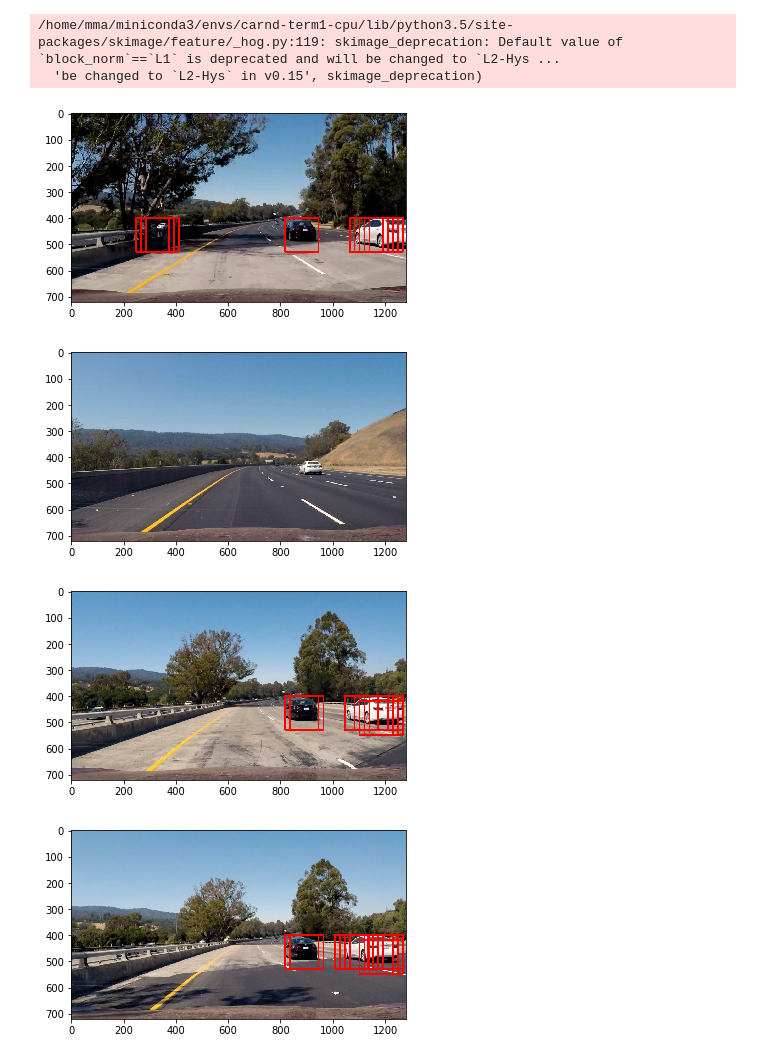
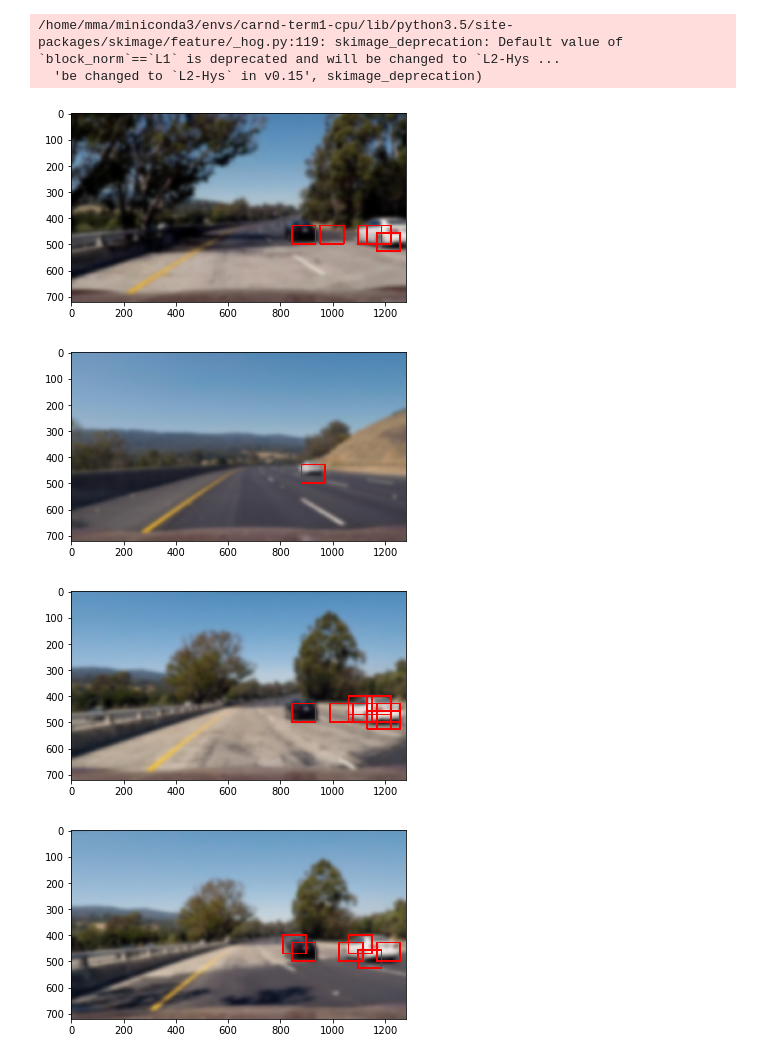
Before and after one commit to malichao/CarND-Vehicle-Detection, a Jupyter notebook: test.ipynb, the cells around one changed output. Saved outputs shown, nothing was run; the diff lists cells and outputs as text; code cells hidden in the pictures.

Commit message:
Convert color from bgr to rgb, fine tune the window parameters, performance improved

```diff
--- a/test.ipynb
+++ b/test.ipynb
@@ -97,7 +97,7 @@ def extract_features_from_files(img_files, color_space='RGB', spatial_size=(32,
     for file in img_files:
         feas = []
         image = cv2.imread(file)
-
+        image = cv2.cvtColor(image, cv2.COLOR_BGR2RGB)
         feas = extract_feature(image,color_space,spatial_size,
                                 hist_bins, orient, pix_per_cell, cell_per_block,
                                 hog_channel, spatial_feat,hist_feat, hog_feat)
@@ -233,3 +233,18 @@ def search_windows(img, windows, clf, scaler, color_space='RGB',
             on_windows.append(window)
     #8) Return windows for positive detections
     return on_windows
+
+def show_image(img):
+    img_show = cv2.cvtColor(img, cv2.COLOR_BGR2RGB)
+    plt.imshow(img_show)
+    plt.show()
+# %%
+images = []
+for file in glob.glob('test_images/test*.jpg'):
+    image = cv2.imread(file)
+    images.append(image)
+# %%
+windows = slide_window(images[0], x_start_stop=[700, None], y_start_stop=[400, 640],
+                xy_window=(90, 70), xy_overlap=(0.6, 0.6))
+window_img = draw_boxes(image, windows, color=(0, 0, 255), thick=6)
+show_image(window_img)
@@ -236,24 +253,20 @@ def search_windows(img, windows, clf, scaler, color_space='RGB',
 # %%
-for image_p in glob.glob('test_images/test*.jpg'):
-    image = cv2.imread(image_p)
-    draw_image = np.copy(image)
-    windows = slide_window(image, x_start_stop=[None, None], y_start_stop=[400, 640],
-                    xy_window=(128, 128), xy_overlap=(0.85, 0.85))
+for image in images:
+    image_test = cv2.GaussianBlur(image, (45, 45), 0)
+    draw_image = np.copy(image_test)
     hot_windows = []
-    hot_windows += (search_windows(image, windows, svc, X_scaler, color_space=color_space,
+    hot_windows += (search_windows(image_test, windows, svc, X_scaler, color_space=color_space,
                         spatial_size=spatial_size, hist_bins=hist_bins,
                         orient=orient, pix_per_cell=pix_per_cell,
                         cell_per_block=cell_per_block,
                         hog_channel=hog_channel, spatial_feat=spatial_feat,
                         hist_feat=hist_feat, hog_feat=hog_feat))
     window_img = draw_boxes(draw_image, hot_windows, color=(0, 0, 255), thick=6)
-    window_img = cv2.cvtColor(window_img, cv2.COLOR_BGR2RGB)
-    plt.imshow(window_img)
-    plt.show()
+    show_image(window_img)
 # %% [output]
 /home/mma/miniconda3/envs/carnd-term1-cpu/lib/python3.5/site-packages/skimage/feature/_hog.py:119: skimage_deprecation: Default value of `block_norm`==`L1` is deprecated and will be changed to `L2-Hys ...
   'be changed to `L2-Hys` in v0.15', skimage_deprecation)
-[figure, old version]
+[figure, new version]
-[figure, old version]
+[figure, new version]
-[figure, old version]
+[figure, new version]
-[figure, old version]
+[figure, new version]
```
Also changed, not shown: parts of 9 cells of this notebook.
